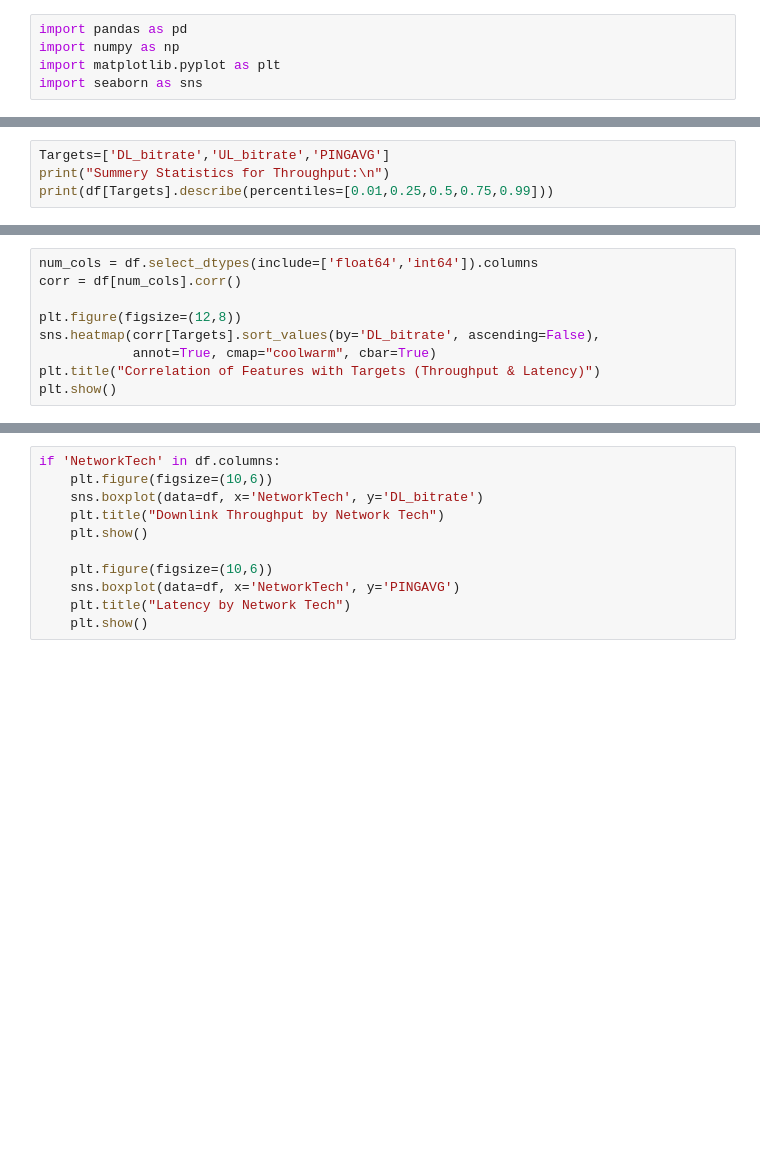
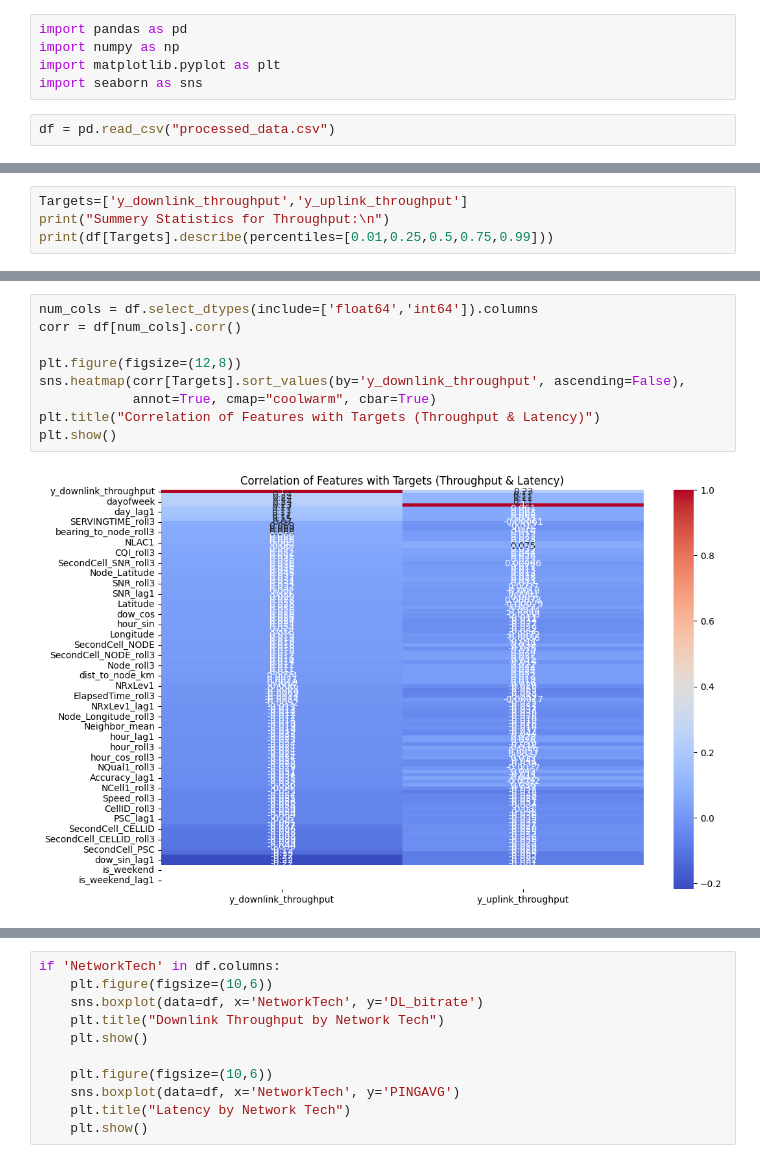
Before and after one commit to Nokia-MN-DataScience-Project/EDA, a Jupyter notebook: EDA.ipynb, the cells around one changed output, grey strips where cells are left out. Saved outputs shown, nothing was run; the diff lists cells and outputs as text; blank space fills up the shorter version.

```diff
--- a/EDA.ipynb
+++ b/EDA.ipynb
@@ -3,5 +3,7 @@ import pandas as pd
 import numpy as np
 import matplotlib.pyplot as plt
 import seaborn as sns
+# %%
+df = pd.read_csv("processed_data.csv")
 # %%
 print("Shape:", df.shape)
@@ -14,4 +51,4 @@ print("Missing values (top 10):\n", df.isnull().sum().sort_values(ascending=Fals
 # %%
-Targets=['DL_bitrate','UL_bitrate','PINGAVG']
+Targets=['y_downlink_throughput','y_uplink_throughput']
 print("Summery Statistics for Throughput:\n")
 print(df[Targets].describe(percentiles=[0.01,0.25,0.5,0.75,0.99]))
@@ -39,12 +112,14 @@ print(corr_matrix[Targets].sort_values(by="DL_bitrate", ascending=False).head(10
 # %%
 num_cols = df.select_dtypes(include=['float64','int64']).columns
 corr = df[num_cols].corr()
 
 plt.figure(figsize=(12,8))
-sns.heatmap(corr[Targets].sort_values(by='DL_bitrate', ascending=False),
+sns.heatmap(corr[Targets].sort_values(by='y_downlink_throughput', ascending=False),
             annot=True, cmap="coolwarm", cbar=True)
 plt.title("Correlation of Features with Targets (Throughput & Latency)")
 plt.show()
+# %% [output]
+[figure, added]
 # %%
 features_to_check = ['Level','SNR','CQI','Qual','Speed','BANDWIDTH']
 
```
Also changed, not shown: parts of 13 cells of this notebook.
